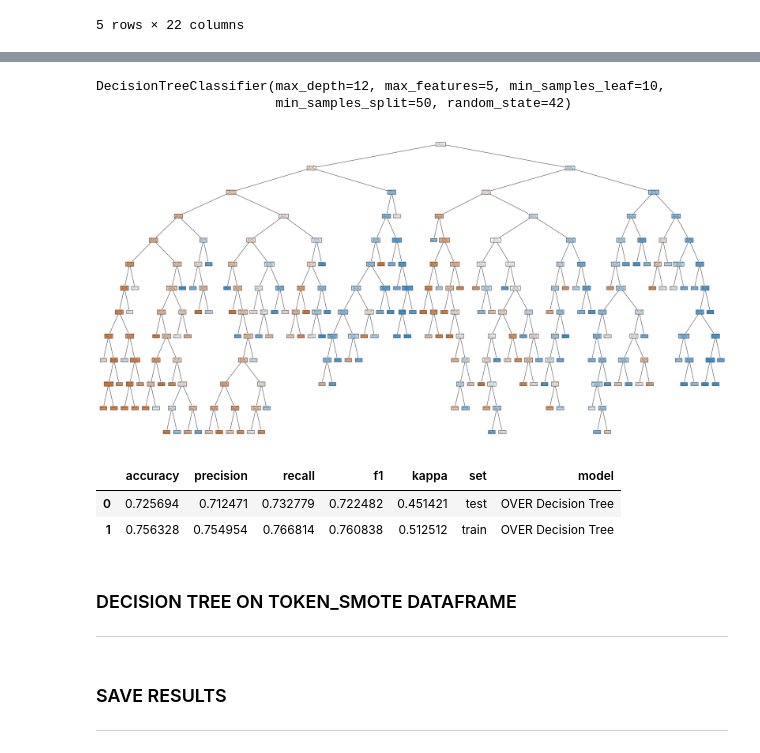
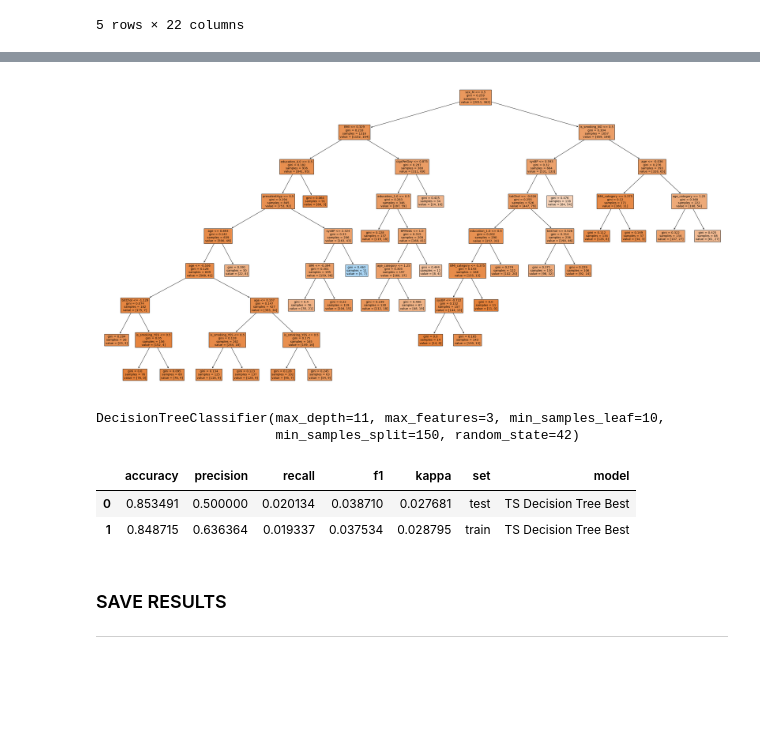
Before and after one commit to NataliaBarquin/Cardiovascular_risk_prediction, a Jupyter notebook: notebooks/4_decision_tree.ipynb, the cells around one changed output, grey strips where cells are left out. Drawn from its saved outputs; the diff is of its cells as text; code cells hidden in the pictures; blank space fills up the shorter version.

```diff
--- a/notebooks/4_decision_tree.ipynb
+++ b/notebooks/4_decision_tree.ipynb
@@ -147,5 +191,5 @@ decission_tree.metrics('Decission Tree')
 # %%
-param = {"max_depth": [9, 10, 11, 12],
+param_ts = {"max_depth": [9, 10, 11, 12],
         "max_features": [2, 3, 4, 5],
         "min_samples_split": [50, 100, 150],
         "min_samples_leaf": [10, 20, 50]}
@@ -252,11 +195,0 @@ GridSearchCV(cv=10, estimator=DecisionTreeClassifier(random_state=42),
-# %%
-best_model = gs_over.best_estimator_
-best_model
-# %% [output]
-DecisionTreeClassifier(max_depth=12, max_features=5, min_samples_leaf=10,
-                       min_samples_split=50, random_state=42)
-# %%
-fig_over = plt.figure(figsize=(40, 20))
-tree.plot_tree(best_model, feature_names= feat_names, filled=True);
-# %% [output]
-[figure, removed]
@@ -266,14 +196,16 @@ y_pred_train_1 = best_model.predict(x_train1)
-# %%
-dt_over_results = metrics(y_test1, y_pred_test_1, y_train1,  y_pred_train_1, 'OVER Decision Tree')
-dt_over_results
-# %% [output]
-|  | accuracy | precision | recall | f1 | kappa | set | model |
-| 0 | 0.725694 | 0.712471 | 0.732779 | 0.722482 | 0.451421 | test | OVER Decision Tree |
-| 1 | 0.756328 | 0.754954 | 0.766814 | 0.760838 | 0.512512 | train | OVER Decision Tree |
-# %% [markdown]
-### DECISION TREE ON TOKEN_SMOTE DATAFRAME
-
------
+# %%
+decision_tree.define_best_model(param_ts)
+# %% [output]
+[figure, added]
+DecisionTreeClassifier(max_depth=11, max_features=3, min_samples_leaf=10,
+                       min_samples_split=150, random_state=42)
+# %%
+dt_ts_results = decision_tree.apply_best_model('TS Decision Tree Best')
+dt_ts_results
+# %% [output]
+|  | accuracy | precision | recall | f1 | kappa | set | model |
+| 0 | 0.853491 | 0.500000 | 0.020134 | 0.038710 | 0.027681 | test | TS Decision Tree Best |
+| 1 | 0.848715 | 0.636364 | 0.019337 | 0.037534 | 0.028795 | train | TS Decision Tree Best |
 # %% [markdown]
 ### SAVE RESULTS
 
```
Also changed, not shown: parts of 38 cells of this notebook, 1 other file.
